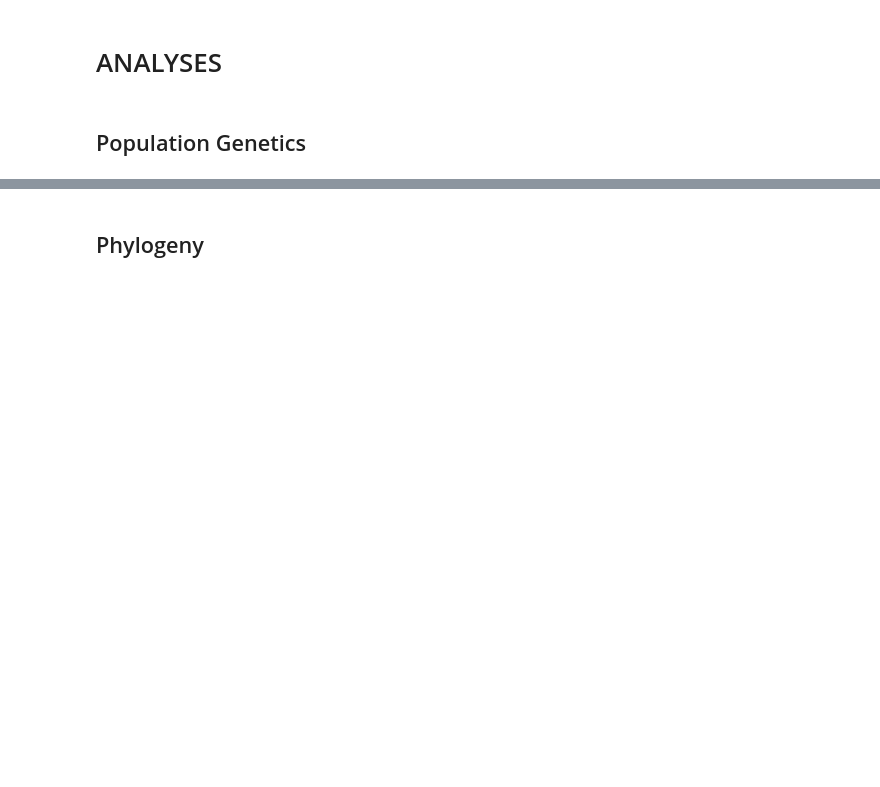
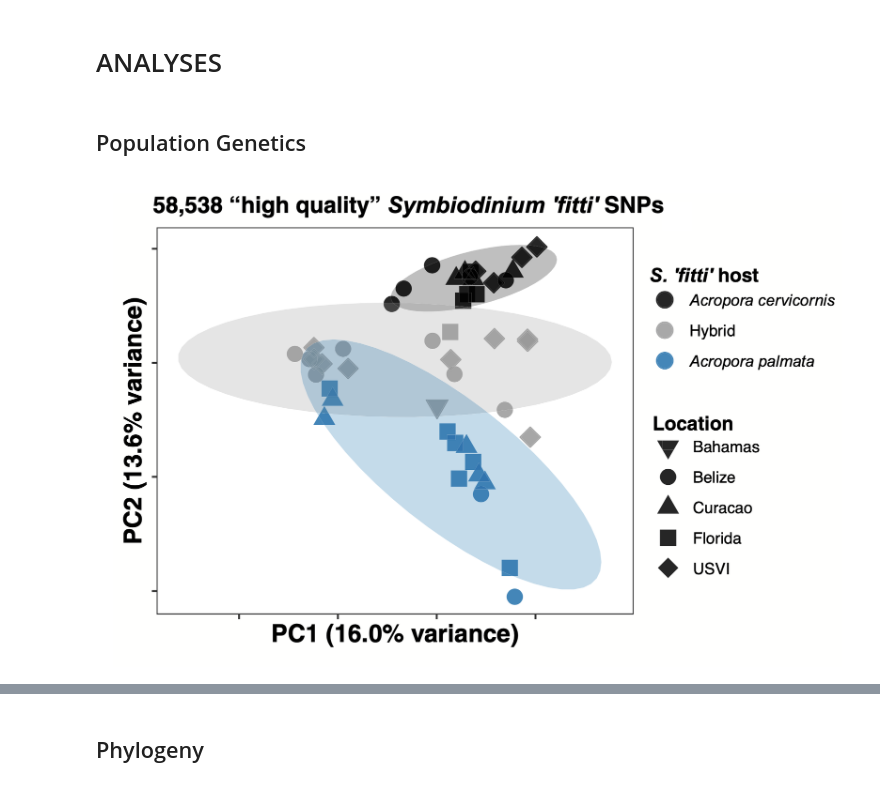
Before and after one commit to jbweinstock/dino_popgen, a Jupyter notebook: jupyter-notebooks/dino_popgen_final_writeup.ipynb, the cells around one changed output, grey strips where cells are left out. Cells and saved outputs as stored; diff of their text form; code cells hidden in the pictures; blank space fills up the shorter version.

```diff
--- a/jupyter-notebooks/dino_popgen_final_writeup.ipynb
+++ b/jupyter-notebooks/dino_popgen_final_writeup.ipynb
@@ -6,3 +17,7 @@
 # ANALYSES
 # %% [markdown]
 ## Population Genetics
+# %%
+display_png(file="../figures/Fig2_original_Reich2021.png", height = 600, width = 800)
+# %% [output]
+[figure, added]
```
Also changed, not shown: parts of 11 cells of this notebook.
